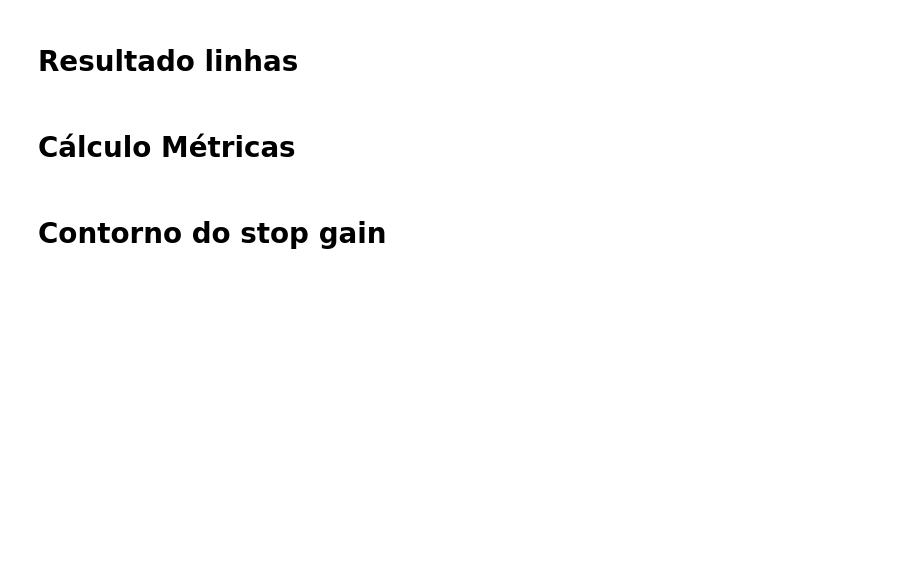
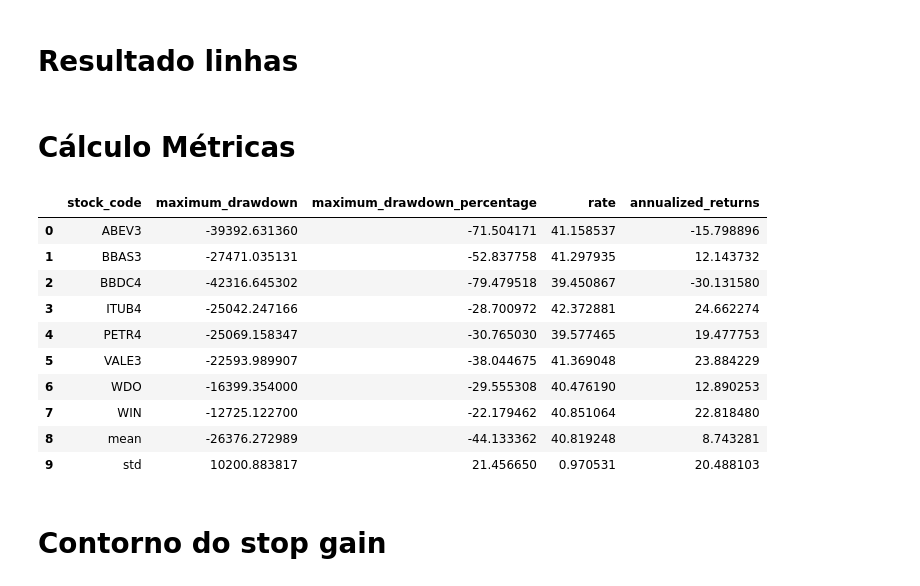
Before and after one commit to gustavo-nakabayashi/TCC, a Jupyter notebook: src/main.ipynb, the cells around one changed output. Cells and saved outputs as stored; diff of their text form; code cells hidden in the pictures; blank space fills up the shorter version.

```diff
--- a/src/main.ipynb
+++ b/src/main.ipynb
@@ -134,8 +136,20 @@ teste = df_metrics_results.agg(['mean', 'std']).reset_index()
 teste = teste.rename(columns={'index': 'stock_code'})
 df_metrics_results = pd.concat([df_metrics_results,teste]).reset_index(drop=True)
 # %%
-df_metrics_results.to_latex(f"../results/capital_inicial_{alavancagem}x_alavancado.tex", index=False)
+# df_metrics_results.to_latex(f"../results/capital_inicial_{alavancagem}x_alavancado.tex", index=False)
 display(df_metrics_results)
+# %% [output]
+|  | stock_code | maximum_drawdown | maximum_drawdown_percentage | rate | annualized_returns |
+| 0 | ABEV3 | -39392.631360 | -71.504171 | 41.158537 | -15.798896 |
+| 1 | BBAS3 | -27471.035131 | -52.837758 | 41.297935 | 12.143732 |
+| 2 | BBDC4 | -42316.645302 | -79.479518 | 39.450867 | -30.131580 |
+| 3 | ITUB4 | -25042.247166 | -28.700972 | 42.372881 | 24.662274 |
+| 4 | PETR4 | -25069.158347 | -30.765030 | 39.577465 | 19.477753 |
+| 5 | VALE3 | -22593.989907 | -38.044675 | 41.369048 | 23.884229 |
+| 6 | WDO | -16399.354000 | -29.555308 | 40.476190 | 12.890253 |
+| 7 | WIN | -12725.122700 | -22.179462 | 40.851064 | 22.818480 |
+| 8 | mean | -26376.272989 | -44.133362 | 40.819248 | 8.743281 |
+| 9 | std | 10200.883817 | 21.456650 | 0.970531 | 20.488103 |
 # %% [markdown]
 # Contorno do stop gain
 # %%
```
Also changed, not shown: parts of 10 cells of this notebook, 37 other files.
